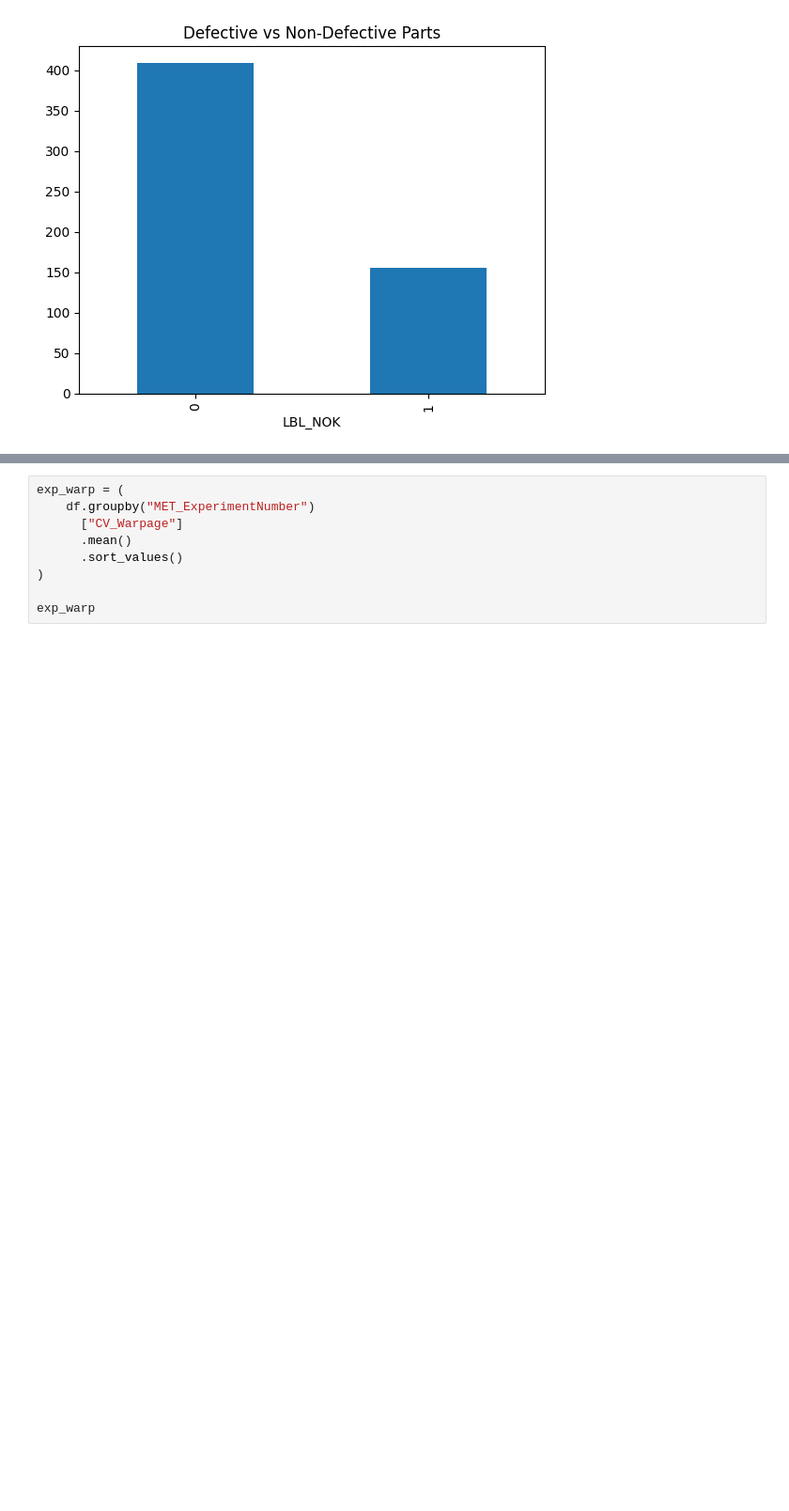
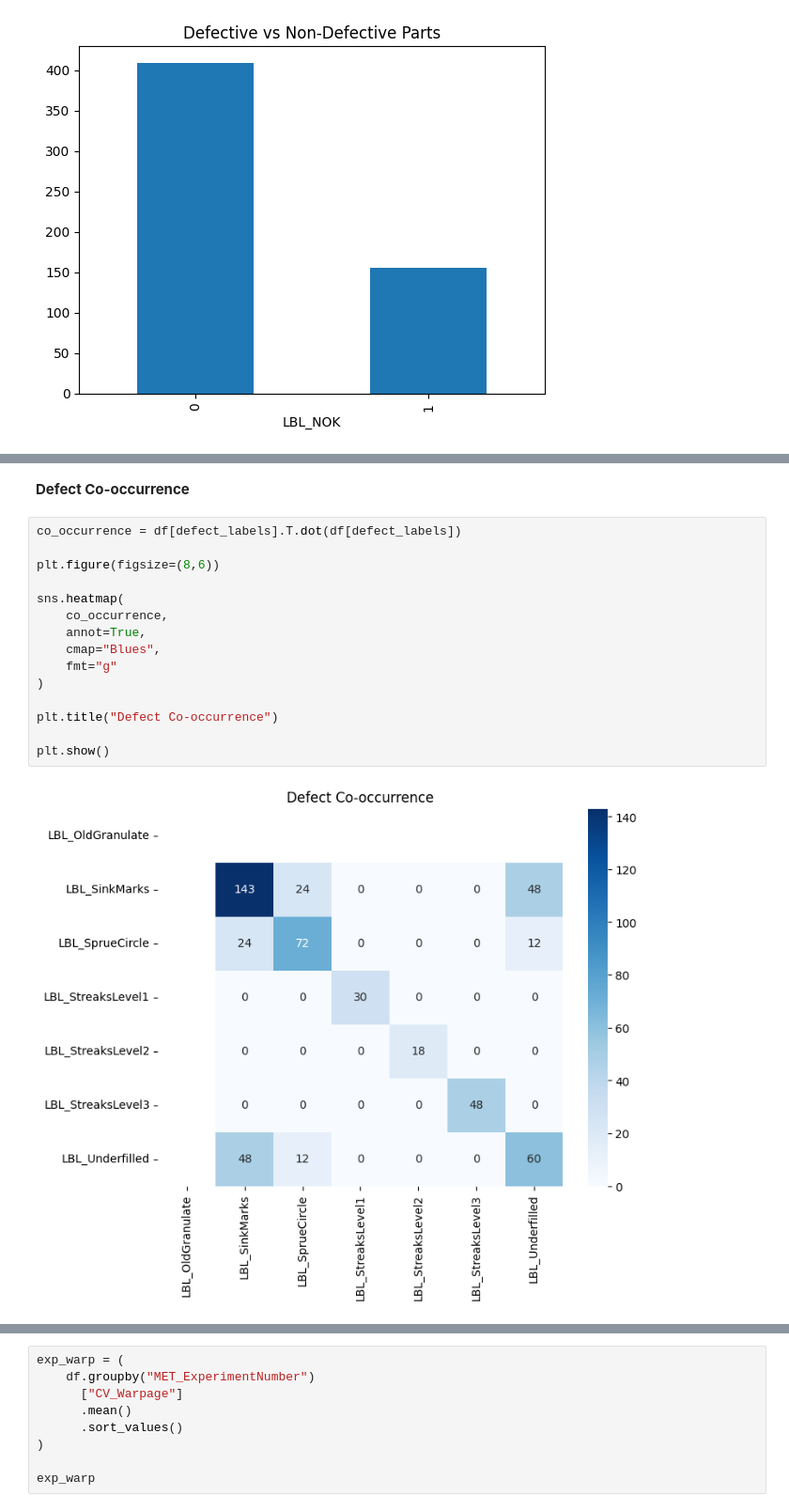
Before and after one commit to chirakar/Task3, a Jupyter notebook: EDA.ipynb, the cells around one changed output, grey strips where cells are left out. Shown at 94% size. Drawn from its saved outputs; the diff is of its cells as text; blank space fills up the shorter version.

```diff
--- a/EDA.ipynb
+++ b/EDA.ipynb
@@ -252,0 +390,19 @@ plt.show()
+# %% [markdown]
+**Defect Co-occurrence**
+# %%
+co_occurrence = df[defect_labels].T.dot(df[defect_labels])
+
+plt.figure(figsize=(8,6))
+
+sns.heatmap(
+    co_occurrence,
+    annot=True,
+    cmap="Blues",
+    fmt="g"
+)
+
+plt.title("Defect Co-occurrence")
+
+plt.show()
+# %% [output]
+[figure, added]
```
Also changed, not shown: parts of 22 cells of this notebook, 1 other file.
